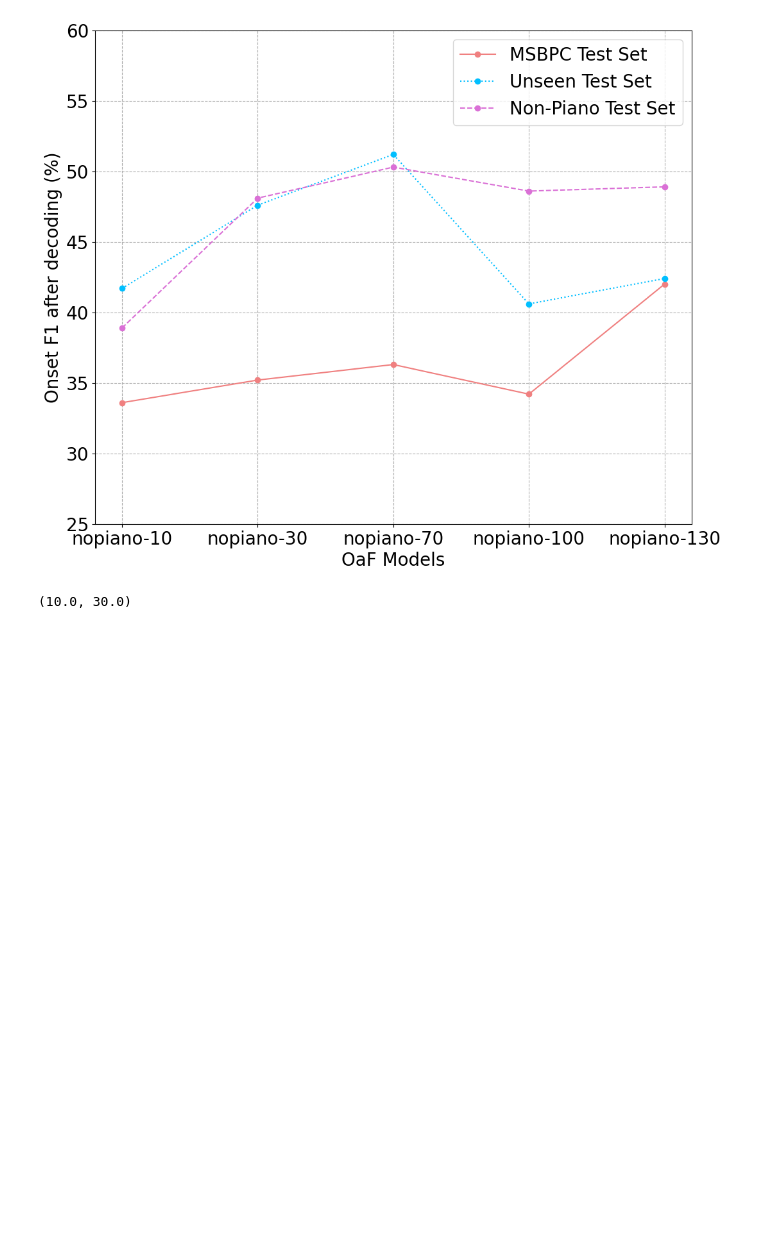
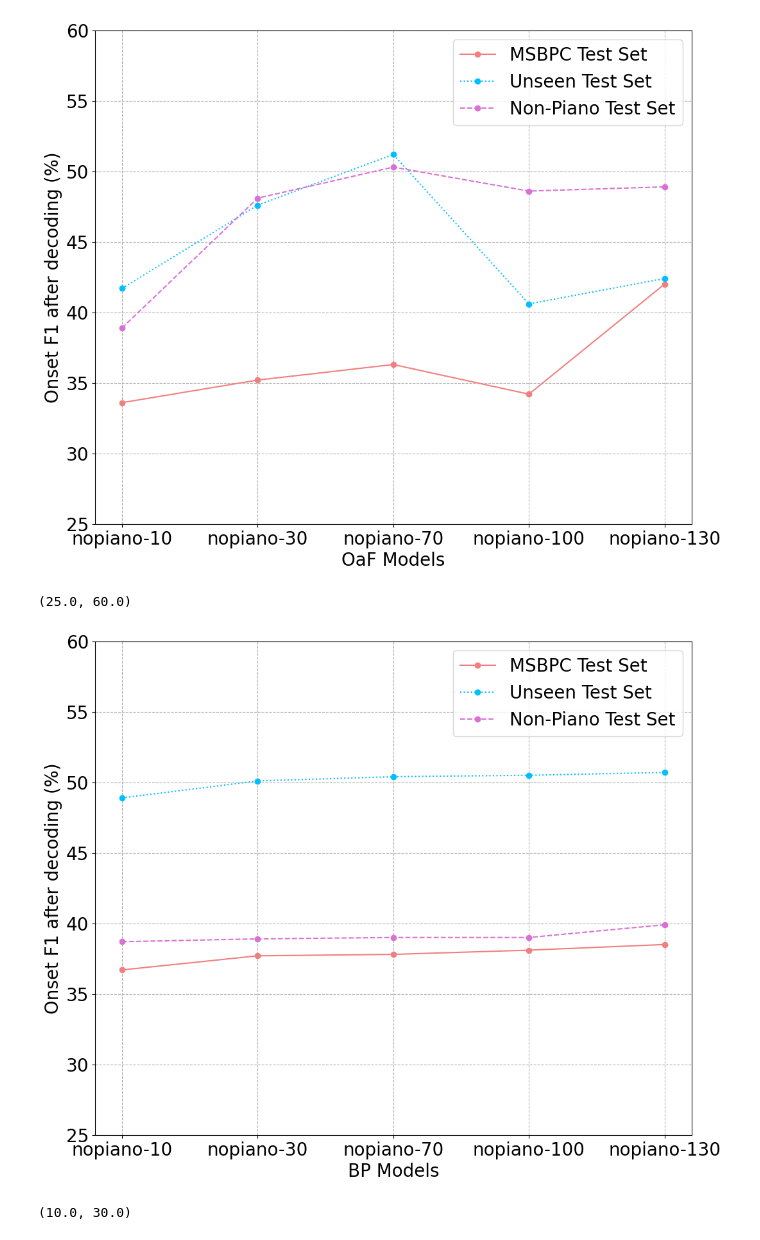
Before and after one commit to marc-philipp-knechtle/amt-eval, a Jupyter notebook: ipynb-viz/expE-training-style-impact.ipynb, the cells around one changed output. Drawn from its saved outputs; the diff is of its cells as text; code cells hidden in the pictures; blank space fills up the shorter version.

```diff
--- a/ipynb-viz/expE-training-style-impact.ipynb
+++ b/ipynb-viz/expE-training-style-impact.ipynb
@@ -97,6 +127,36 @@ plt.ylim(25, 60)
 # %% [output]
 (25.0, 60.0)
 [figure]
+# %%
+# Evaluation AP decoded
+
+from matplotlib import pyplot as plt
+import numpy as np
+import matplotlib
+
+matplotlib.rcParams.update({'font.size': 20})
+
+models_oaf = ['nopiano-10', 'nopiano-30', 'nopiano-70', 'nopiano-100', 'nopiano-130']
+
+
+plt.figure(figsize=(12, 10))
+plt.plot(models_oaf, bp_onset_f1['MSBPC'], marker='o', color='lightcoral', linestyle='-',
+         label='MSBPC Test Set')
+plt.plot(models_oaf, bp_onset_f1['Unseen'], marker='o', color='deepskyblue', linestyle=':',
+         label='Unseen Test Set')
+plt.plot(models_oaf, bp_onset_f1['Non-Piano'], marker='o', color='orchid', linestyle='--',
+         label='Non-Piano Test Set')
+
+plt.plot()
+plt.legend()
+plt.grid(True, which="both", ls="--")
+plt.xlabel('BP Models')
+plt.ylabel('Onset F1 after decoding (%)')
+
+plt.ylim(25, 60)
+# %% [output]
+(25.0, 60.0)
+[figure, added]
 # %%
 # Evaluation AP decoded
 
```
Also changed, not shown: parts of 4 cells of this notebook, 1 other file.
